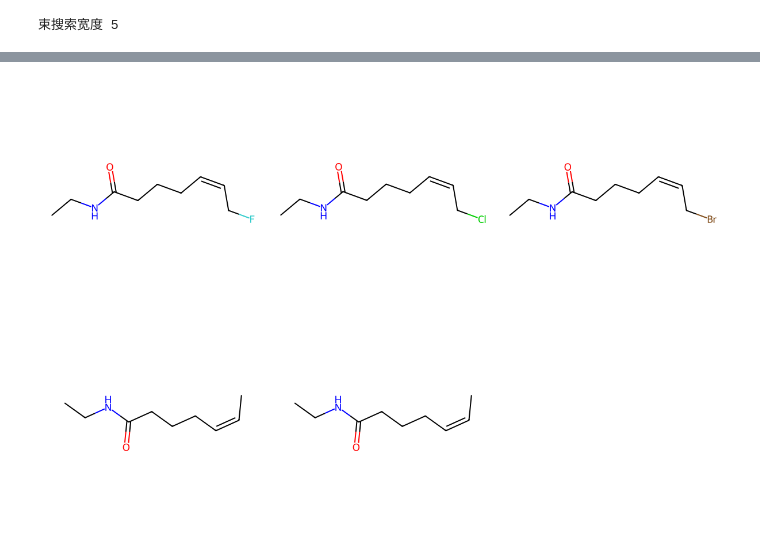
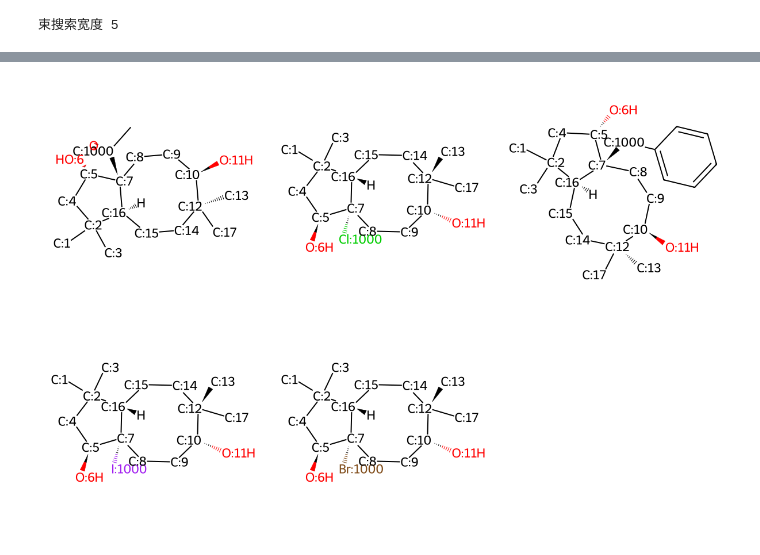
Before and after one commit to Legend-sky/GraphRetro, a Jupyter notebook: broken_two_bonds.ipynb, the cells around one changed output, grey strips where cells are left out. Cells and saved outputs as stored; diff of their text form; code cells hidden in the pictures.

```diff
--- a/broken_two_bonds.ipynb
+++ b/broken_two_bonds.ipynb
@@ -159,7 +159,9 @@ display(img)
 # %%
-smiles = ['CCNC(=O)CCC/C=C\C[C@H]1[C@H](C[C@H]([C@@H]1/C=C/[C@H](CCC2=CC=CC=C2)O)O)O']
+# smiles = ['CCNC(=O)CCC/C=C\C[C@H]1[C@H](C[C@H]([C@@H]1/C=C/[C@H](CCC2=CC=CC=C2)O)O)O']
 # smiles = ['COC1=CC=C(N2N=C(C3=C2C(N(C4=CC=C(N5CCCCC5=O)C=C4)CC3)=O)C(N)=O)C=C1']
 # smiles = ['C[C@@]12[C@@](C(SCF)=O)([C@@H](C[C@]1([C@@]3(C[C@@H](C4=CC(C=C[C@@]4([C@]3([C@H](C2)O)F)C)=O)F)[H])[H])C)OC(CC)=O']
+# smiles = ['[H][C@@]12C[C@H]3OC(O[C@]3([C@]1(C[C@@H]([C@]4([C@]2(CCC5=CC(C=C[C@]45C)=O)[H])[H])O)C)C(CO)=O)CCC']
+smiles = ['O[C@@H]1CC[C@@](C2)([C@@H](O)CC3(C)C)[C@H]3CC[C@]21C']
 rxn=[]
 rxn1=[]
 rxn2=[]
@@ -170,8 +172,8 @@ for id,smile in enumerate(smiles):
     # node_list=beam_model.run_edit_step(p)  # 预测反应中心
     node_list=[]
     node_list.append(BeamNode(mol=Chem.Mol(mol)))     # [BeamNode(mol=Chem.Mol(mol))
-    node_list[0].edit=['11:12:1.0:0.0']
-    edit_2 = '13:14:1.0:0.0'
+    node_list[0].edit=['7:17:1.0:0.0']
+    edit_2 = '15:16:1.0:0.0'
     # print('模型预测的断键：',node_list[0].edit)
     new_node_list = []
     step = 0
@@ -224,27 +226,34 @@ for id,smile in enumerate(smiles):
         except BaseException as e:
             print(e, flush=True)
             continue
-        # 判断第二次断键的片段在哪个合成子中，对其直接进行第二次断键
-        if a1 in frag_amaps[0] and a2 in frag_amaps[0]:
-            print('frag_amaps[0]')
-            sml = frag_1[0]
-            frag_FirstToSecond.append(sml)
-            mol = Chem.MolFromSmiles(sml)
+        if new_node_list[0].num_fragments == 1:
+            frag_FirstToSecond.append(reac_smi_no_canonicalize)
+            mol = Chem.MolFromSmiles(reac_smi_no_canonicalize)
             node_list.append(BeamNode(mol=Chem.Mol(mol)))
             node_list[1].edit = [edit_2]
-            new_node, _ = beam_model._create_lg_node(sml, node_list[1], rxn_class=None)
+            new_node, _ = beam_model._create_lg_node(reac_smi_no_canonicalize, node_list[1], rxn_class=None)
             tmp_list2.append(new_node)
-        elif a1 in frag_amaps[1] and a2 in frag_amaps[1]:
-            print('frag_amaps[1]')
-            # sml = canonicalize_prod(fragments_new2[0][1])
-            sml = frag_1[1]
-            frag_FirstToSecond.append(sml)
-            mol = Chem.MolFromSmiles(sml)
-            node_list.append(BeamNode(mol=Chem.Mol(mol)))
-            node_list[1].edit = [edit_2]
-            new_node, _ = beam_model._create_lg_node(sml, node_list[1], rxn_class=None)
-            tmp_list2.append(new_node)
-        print('第二次断键选择的第一次的合成子sml',sml)
+        elif new_node_list[0].num_fragments == 2:
+            if a1 in frag_amaps[0] and a2 in frag_amaps[0]:
+                print('frag_amaps[0]')
+                sml = frag_1[0]
+                frag_FirstToSecond.append(sml)
+                mol = Chem.MolFromSmiles(sml)
+                node_list.append(BeamNode(mol=Chem.Mol(mol)))
+                node_list[1].edit = [edit_2]
+                new_node, _ = beam_model._create_lg_node(sml, node_list[1], rxn_class=None)
+                tmp_list2.append(new_node)
+            elif a1 in frag_amaps[1] and a2 in frag_amaps[1]:
+                print('frag_amaps[1]')
+                # sml = canonicalize_prod(fragments_new2[0][1])
+                sml = frag_1[1]
+                frag_FirstToSecond.append(sml)
+                mol = Chem.MolFromSmiles(sml)
+                node_list.append(BeamNode(mol=Chem.Mol(mol)))
+                node_list[1].edit = [edit_2]
+                new_node, _ = beam_model._create_lg_node(sml, node_list[1], rxn_class=None)
+                tmp_list2.append(new_node)
+            print('第二次断键选择的第一次的合成子sml',sml)
 
         if len(pred_list)>1:
             rxn1.append(pred_list[0]+'.'+pred_list[1])
@@ -263,10 +272,18 @@ for id,smile in enumerate(smiles):
         step += 1
 
     tmp_list2 = beam_model.keep_topk_nodes_new(tmp_list2)  # 选最靠谱的 5 个   现在的tmp_list2元组表示
+    tmp_list2 = tmp_list2[:len(rxn1)]
+    print('\nstep\n')
 
-    tmp_list2 = tmp_list2[:len(rxn1)]   # 保留和第一次断键一样多的离去基团
-
-    print('\nstep2\n',step)
+    # 把rxn1里面要分解的合成子去掉
+    if new_node_list[0].num_fragments == 1:
+        rxn1 = []
+    elif new_node_list[0].num_fragments == 2:
+        for id, x in enumerate(frag_FirstToSecond):
+            x = canonicalize(x)
+            y = rxn1[id].split('.')
+            y.remove(x)
+            rxn1[id] = y[0]
 
     for beam_idx, node in enumerate(tmp_list2):
         pred_edit = node[1].edit
@@ -275,13 +292,13 @@ for id,smile in enumerate(smiles):
         choose_num = map_value_to_category(node[0])
         print('choose_num',choose_num)  # 哪一个 【目标合成子】
 
-        # 删除不需要的合成子
-        aaa = frag_FirstToSecond[choose_num]
-        aaa = canonicalize(aaa)
+        # # 删除不需要的合成子
+        # aaa = frag_FirstToSecond[choose_num]
+        # aaa = canonicalize(aaa)
 
-        bbb = rxn1[choose_num].split('.')
-        bbb.remove(aaa)
-        rxn1[choose_num] = bbb[0]
+        # bbb = rxn1[choose_num].split('.')
+        # bbb.remove(aaa)
+        # rxn1[choose_num] = bbb[0]
         sml = frag_FirstToSecond[choose_num]
 
         print('pred_edit',pred_edit)
@@ -304,6 +321,11 @@ for id,smile in enumerate(smiles):
         else:
             rxn2.append(pred_list[0])
 
+        if new_node_list[0].num_fragments == 1:
+            rxn.append(rxn2[beam_idx])
+        elif new_node_list[0].num_fragments == 2:
+            rxn.append(rxn1[choose_num]+'.'+rxn2[beam_idx])
+
 for i in range(len(rxn1)):
     rxn.append(rxn1[i]+'.'+rxn2[i])
 
@@ -312,8 +334,12 @@ mol_rxn = [Chem.MolFromSmiles(sml) for sml in rxn]
 img=Draw.MolsToGridImage(mol_rxn, molsPerRow=3, subImgSize=(400, 400))
 display(img)
 
-mol_rxn1 = [Chem.MolFromSmiles(sml) for sml in rxn1]
-img=Draw.MolsToGridImage(mol_rxn1, molsPerRow=3, subImgSize=(400, 400))
+# mol_rxn1 = [Chem.MolFromSmiles(sml) for sml in rxn1]
+# img=Draw.MolsToGridImage(mol_rxn1, molsPerRow=3, subImgSize=(400, 400))
+# display(img)
+
+frag_first = [Chem.MolFromSmiles(sml) for sml in frag_FirstToSecond]
+img = Draw.MolsToGridImage(frag_first, molsPerRow=3, subImgSize=(400, 400))
 display(img)
 
 mol_rxn2 = [Chem.MolFromSmiles(sml) for sml in rxn2]
@@ -341 +367 @@ rxn ['[CH3:1][CH2:2][NH:3][C:4](=[O:5])[CH2:6][CH2:7][CH2:8]/[CH:9]=[CH:10]\\[CH
-[figure, old version]
+[figure, new version]
```
Also changed, not shown: parts of 2 cells of this notebook, 1 other file.
